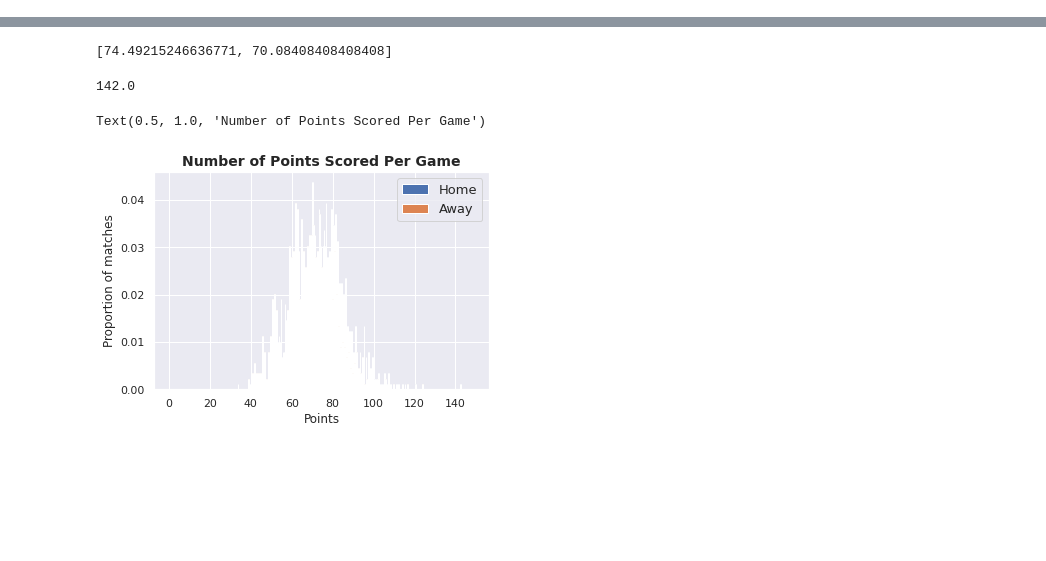
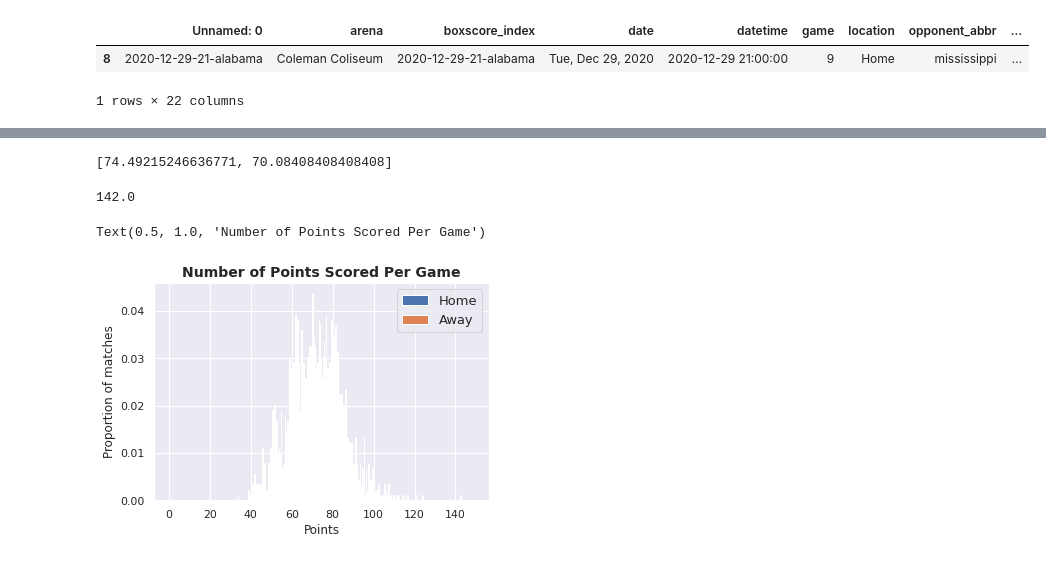
Before and after one commit to gaulight42/bball1, a Jupyter notebook: ncaaBball2022.ipynb, the cells around one changed output, grey strips where cells are left out. Saved outputs shown, nothing was run; the diff lists cells and outputs as text; code cells hidden in the pictures; blank space fills up the shorter version.

```diff
--- a/ncaaBball2022.ipynb
+++ b/ncaaBball2022.ipynb
@@ -82,3 +166,9 @@ df.head()
+# %%
+df.iloc[[8]]
+# %% [output]
+|  | Unnamed: 0 | arena | boxscore_index | date | datetime | game | location | opponent_abbr | ... |
+| 8 | 2020-12-29-21-alabama | Coleman Coliseum | 2020-12-29-21-alabama | Tue, Dec 29, 2020 | 2020-12-29 21:00:00 | 9 | Home | mississippi | ... |
+1 rows × 22 columns
 # %%
 df.loc[df['team_name'] == 'Alabama']
 # %% [output]
```
Also changed, not shown: parts of 22 cells of this notebook.
